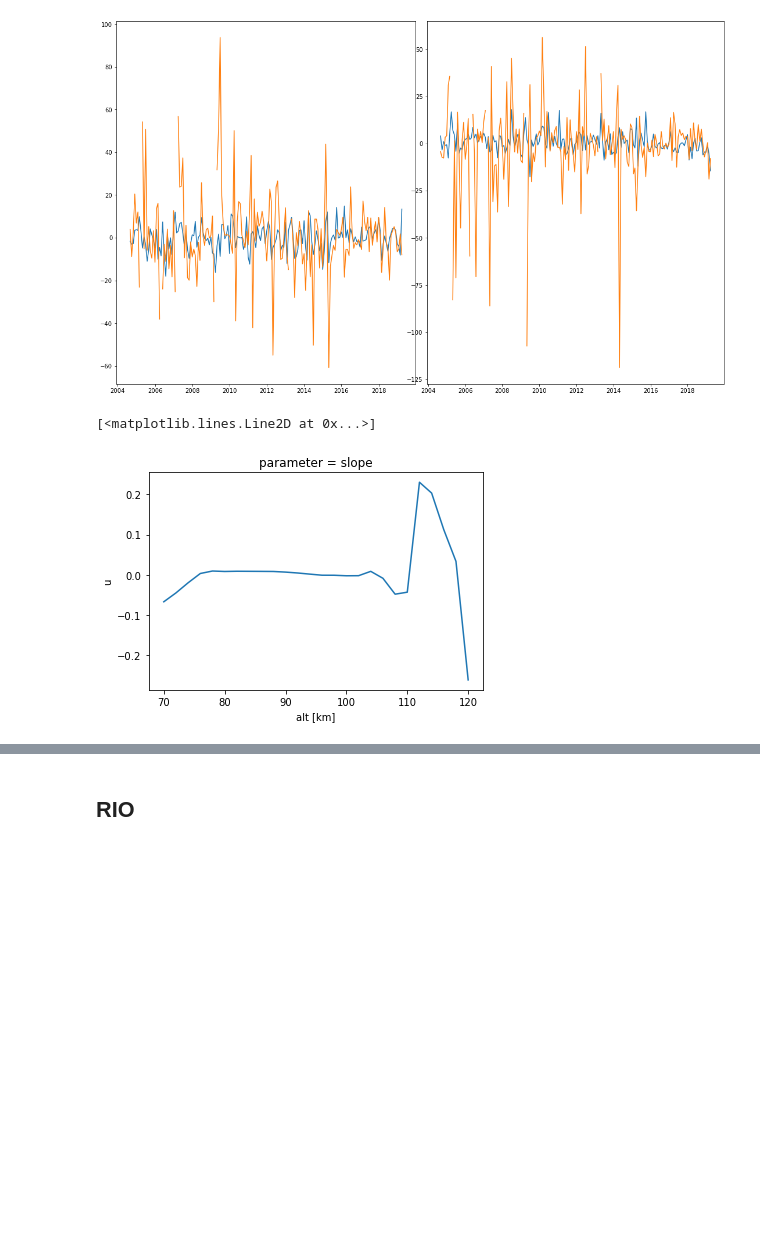
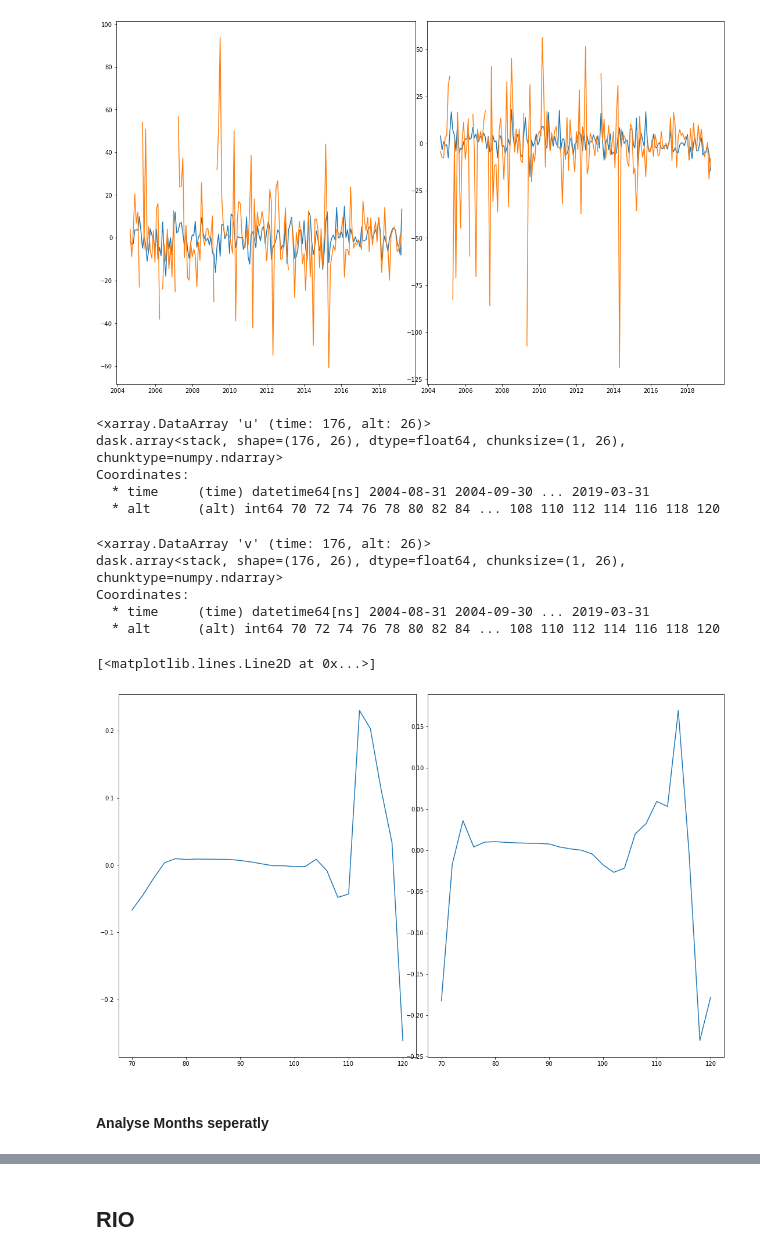
Before and after one commit to VACILT/trends_project, a Jupyter notebook: data_introduction_jason.ipynb, the cells around one changed output, grey strips where cells are left out. Drawn from its saved outputs; the diff is of its cells as text; code cells hidden in the pictures; blank space fills up the shorter version.

Commit message:
trying to look at single months

```diff
--- a/data_introduction_jason.ipynb
+++ b/data_introduction_jason.ipynb
@@ -167,8 +166,33 @@ ax2.plot(u_col_monthly.time,windsel)
-# %%
-x = np.arange(u_col_monthly.time.shape[0])
-statistics = time_reg(u_col_monthly)
-statistics['parameter'] = ['slope', 'intercept', 'r_value','p_value', 'std_err']
-statistics.sel(parameter='slope').plot()
-# %% [output]
-[<matplotlib.lines.Line2D at 0x...>]
-[figure, removed]
+# %%
+fig = plt.figure(constrained_layout=True,figsize = [15,9])
+
+
+ax1 = fig.add_subplot(121)
+x = np.arange(u_col_monthly.time.shape[0])
+statistics = time_reg(u_col_monthly)
+statistics['parameter'] = ['slope', 'intercept', 'r_value','p_value', 'std_err']
+ax1.plot(u_col_monthly.alt,statistics.sel(parameter='slope').where(statistics.sel(parameter='p_value')<= 0.99))
+
+
+
+
+ax2 = fig.add_subplot(122)
+x = np.arange(v_col_monthly.time.shape[0])
+statistics = time_reg(v_col_monthly)
+statistics['parameter'] = ['slope', 'intercept', 'r_value','p_value', 'std_err']
+ax2.plot(v_col_monthly.alt,statistics.sel(parameter='slope').where(statistics.sel(parameter='p_value')<= 0.99))
+# %% [output]
+<xarray.DataArray 'u' (time: 176, alt: 26)>
+dask.array<stack, shape=(176, 26), dtype=float64, chunksize=(1, 26), chunktype=numpy.ndarray>
+Coordinates:
+  * time     (time) datetime64[ns] 2004-08-31 2004-09-30 ... 2019-03-31
+  * alt      (alt) int64 70 72 74 76 78 80 82 84 ... 108 110 112 114 116 118 120
+<xarray.DataArray 'v' (time: 176, alt: 26)>
+dask.array<stack, shape=(176, 26), dtype=float64, chunksize=(1, 26), chunktype=numpy.ndarray>
+Coordinates:
+  * time     (time) datetime64[ns] 2004-08-31 2004-09-30 ... 2019-03-31
+  * alt      (alt) int64 70 72 74 76 78 80 82 84 ... 108 110 112 114 116 118 120
+[<matplotlib.lines.Line2D at 0x...>]
+[figure, added]
+# %% [markdown]
+#### Analyse Months seperatly
```
Also changed, not shown: parts of 25 cells of this notebook.
